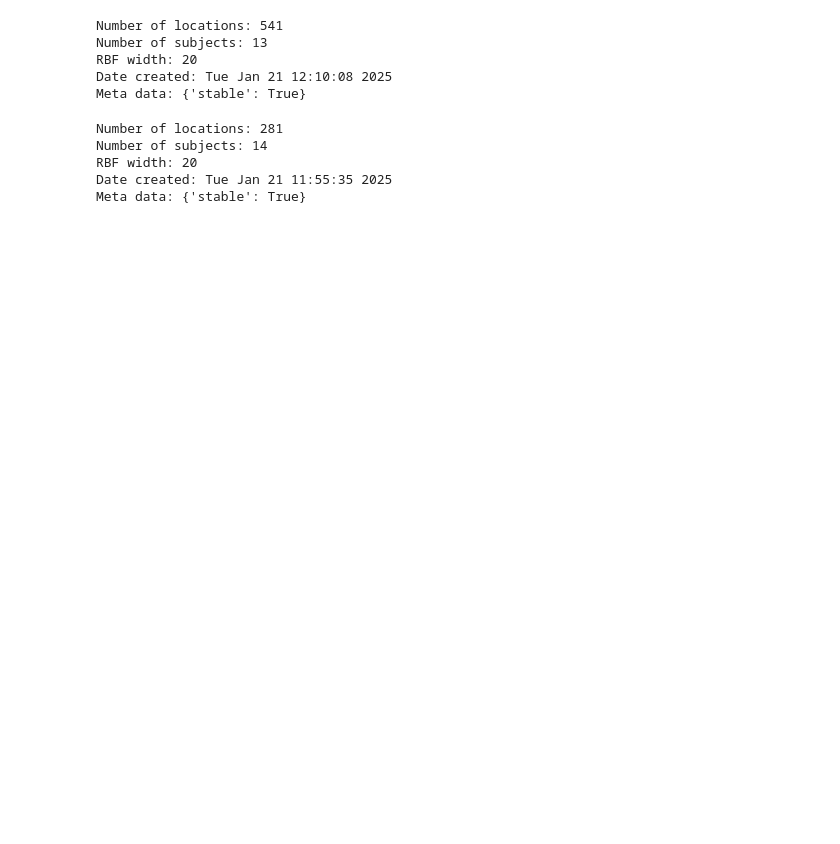
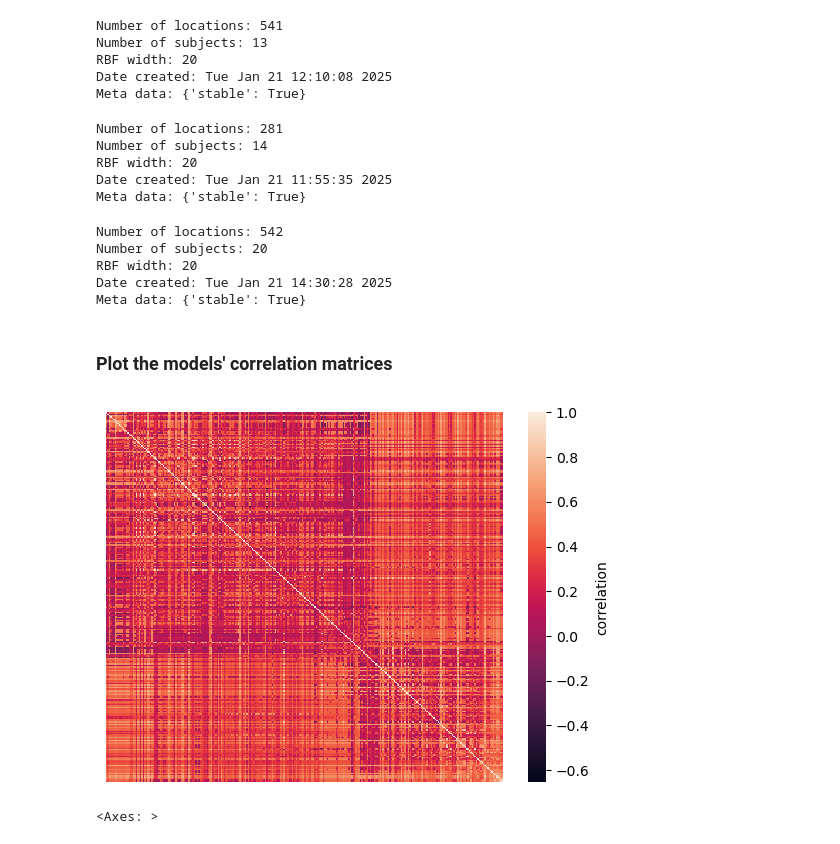
Before and after one commit to the-brAIn-lab/supereeg_notebooks, a Jupyter notebook: miller_data/three_models.ipynb, the cells around one changed output. Drawn from its saved outputs; the diff is of its cells as text; code cells hidden in the pictures; blank space fills up the shorter version.

Commit message:
added fourth model with all observations

```diff
--- a/miller_data/three_models.ipynb
+++ b/miller_data/three_models.ipynb
@@ -110,3 +133,19 @@ Number of subjects: 14
 RBF width: 20
 Date created: Tue Jan 21 11:55:35 2025
 Meta data: {'stable': True}
+# %%
+mo_all21 = se.load('all21.mo')
+mo_all21.info()
+# %% [output]
+Number of locations: 542
+Number of subjects: 20
+RBF width: 20
+Date created: Tue Jan 21 14:30:28 2025
+Meta data: {'stable': True}
+# %% [markdown]
+### Plot the models' correlation matrices
+# %%
+mo_basic7.plot_data(xticklabels=False, yticklabels=False)
+# %% [output]
+[figure, added]
+<Axes: >
```
Also changed, not shown: parts of 10 cells of this notebook, 2 other files.
